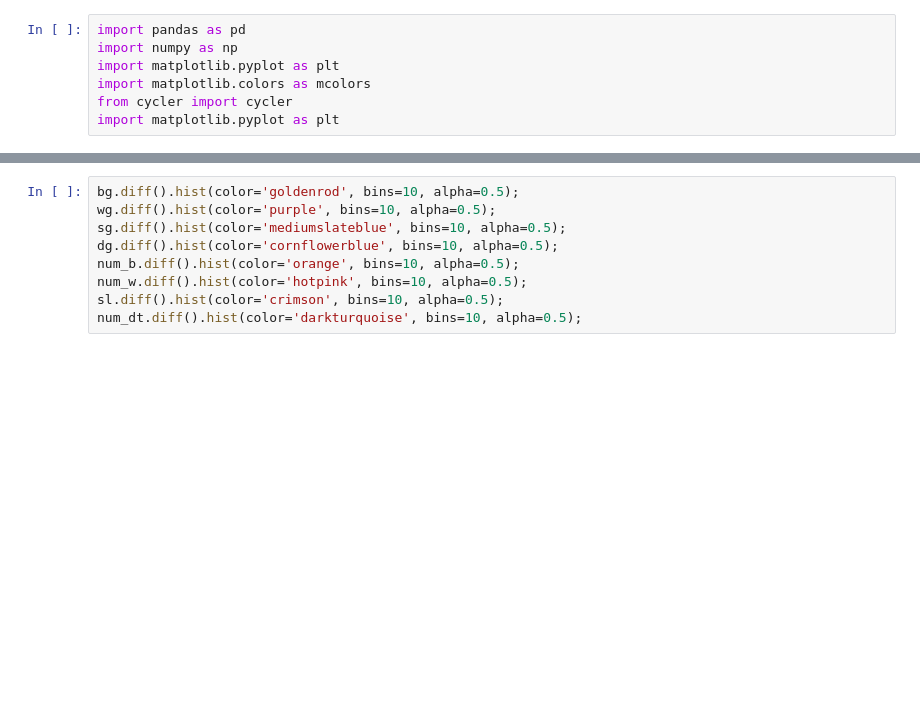
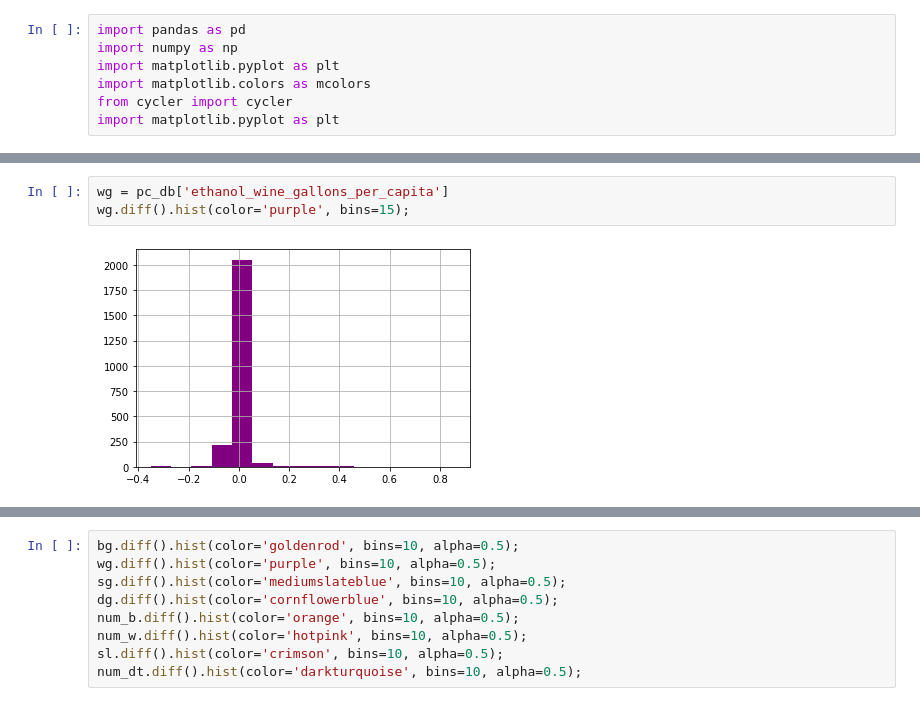
Before and after one commit to MatthewNewell006/alcohol_consumption, a Jupyter notebook: per_capita.ipynb, the cells around one changed output, grey strips where cells are left out. Cells and saved outputs as stored; diff of their text form; blank space fills up the shorter version.

```diff
--- a/per_capita.ipynb
+++ b/per_capita.ipynb
@@ -71,0 +75,5 @@ year
+# %%
+wg = pc_db['ethanol_wine_gallons_per_capita']
+wg.diff().hist(color='purple', bins=15);
+# %% [output]
+[figure, added]
```
Also changed, not shown: parts of 33 cells of this notebook, 5 other files.
